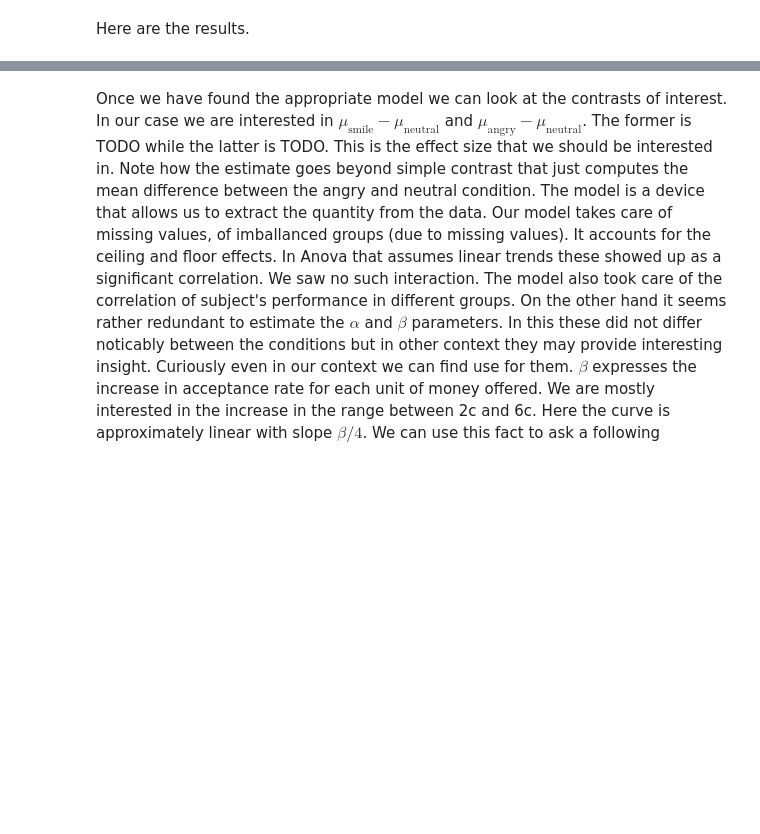
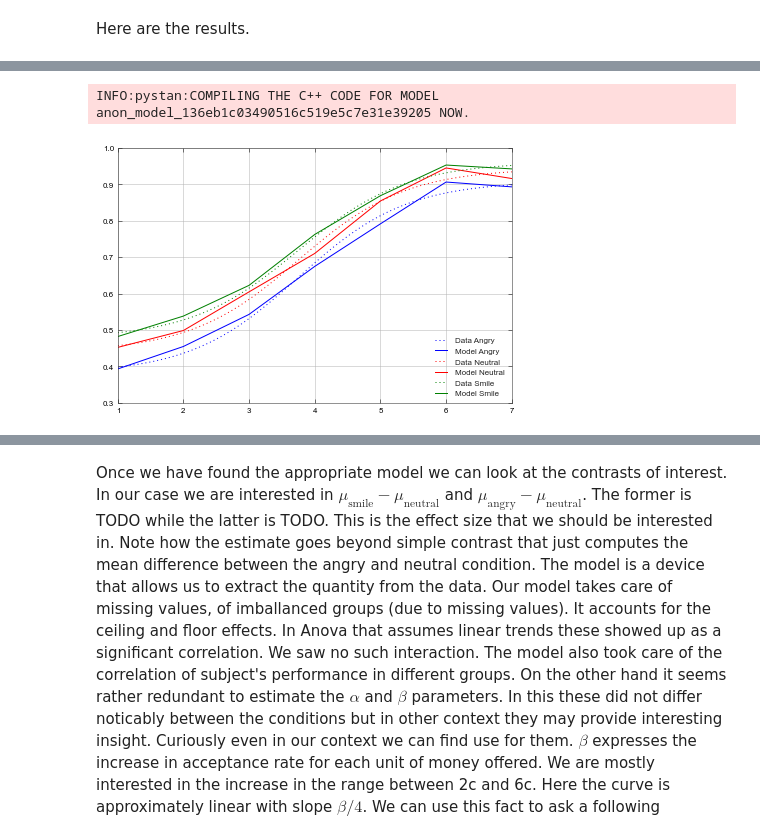
Before and after one commit to simkovic/simkovic.github.io, a Jupyter notebook: _ipynb/No Way Anova - Logistic Regression truimphs Anova.ipynb, the cells around one changed output, grey strips where cells are left out. Saved outputs shown, nothing was run; the diff lists cells and outputs as text; code cells hidden in the pictures; blank space fills up the shorter version.

```diff
--- a/_ipynb/No Way Anova - Logistic Regression truimphs Anova.ipynb
+++ b/_ipynb/No Way Anova - Logistic Regression truimphs Anova.ipynb
@@ -235,16 +231,17 @@ parameters {
     real<lower=-20,upper=20> alpha;
     real<lower=0,upper=10> beta;
     real<lower=0,upper=1> gamm[3];
-    real<lower=0,upper=1> delt;
+    real<lower=0,upper=1> delt[3];
 
 
 }
 transformed parameters{
     vector[N] x;
-    simplex[3] gamma[3];
+    vector[3] gamma[3];
     for (i in 1:3){
         gamma[i][1]<-gamm[i];
-        gamma[i][3]<-delt;
+        gamma[i][2]<-delt[i];
+        gamma[i][3]<-1-gamm[i]-delt[i];
     }
     for (i in 1:N)
         x[i]<-inv_logit(alpha+beta*fair[i])
@@ -255,6 +252,5 @@ model {
 }
 """
 sm = pystan.StanModel(model_code=model)
-dat = {'N': coop.size,'coop':np.int32(coop),'fair':fair,'face':face+1,'sid':sid}
-seed=np.random.randint(2**16)
-fit=sm.sampling(data=dat,iter=5000,chains=4,thin=5,warmup=2000,n_jobs=4,seed=seed)
+# %% [output]
+INFO:pystan:COMPILING THE C++ CODE FOR MODEL anon_model_136eb1c03490516c519e5c7e31e39205 NOW.
@@ -260,0 +267,15 @@ fit=sm.sampling(data=dat,iter=5000,chains=4,thin=5,warmup=2000,n_jobs=4,seed=see
+# %%
+a=np.load('alpha.npy')
+b=np.load('beta.npy')
+g=np.load('gamm.npy')
+d=np.load('delt.npy')
+#D[D==2]=np.nan
+for i in range(3):
+    x=np.linspace(1,7,101)
+    y=1/(1+exp(-np.median(a)-np.median(b)*x))*np.median(1-g[:,i]-d[:,i])+np.median(g[:,i])
+    plt.plot(x,y,':',color=['b','r','g'][i])
+    plt.plot(range(1,8),R[i,:],color=['b','r','g'][i])
+plt.legend(['Data Angry','Model Angry','Data Neutral',
+    'Model Neutral','Data Smile','Model Smile'],loc=4);
+# %% [output]
+[figure, added]
```
Also changed, not shown: parts of 22 cells of this notebook, 7 other files.
